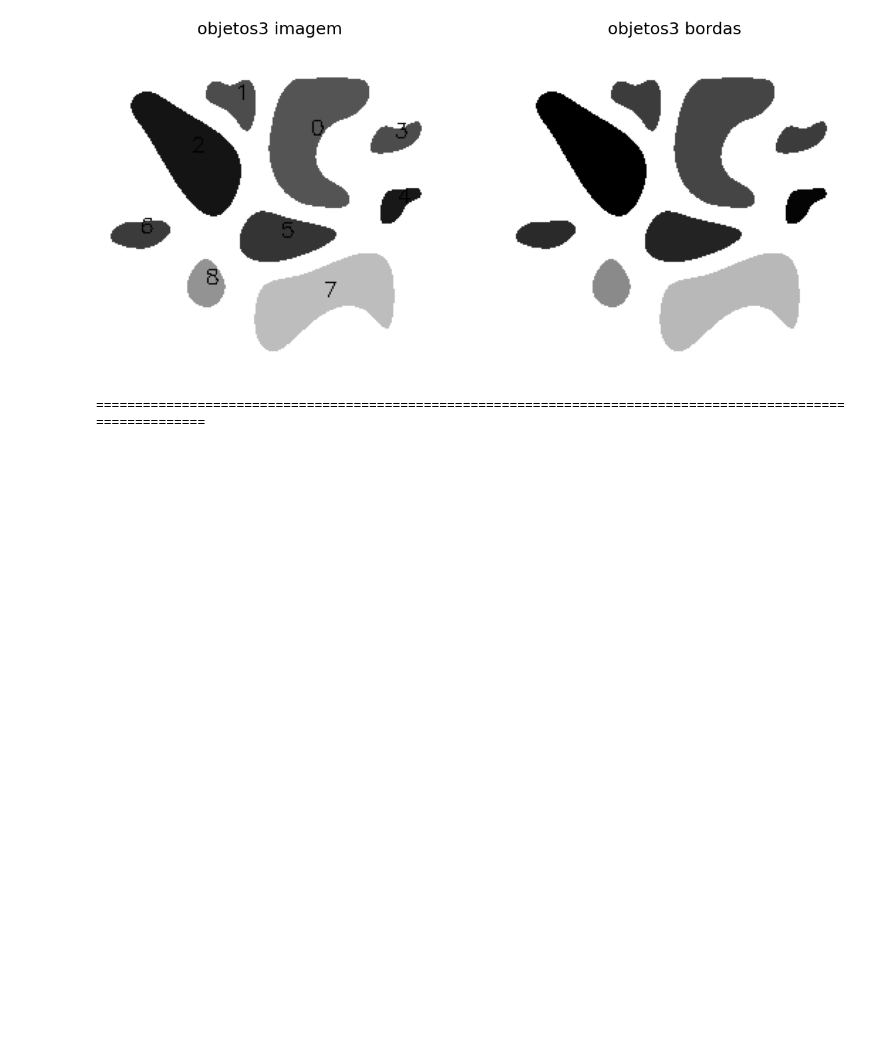
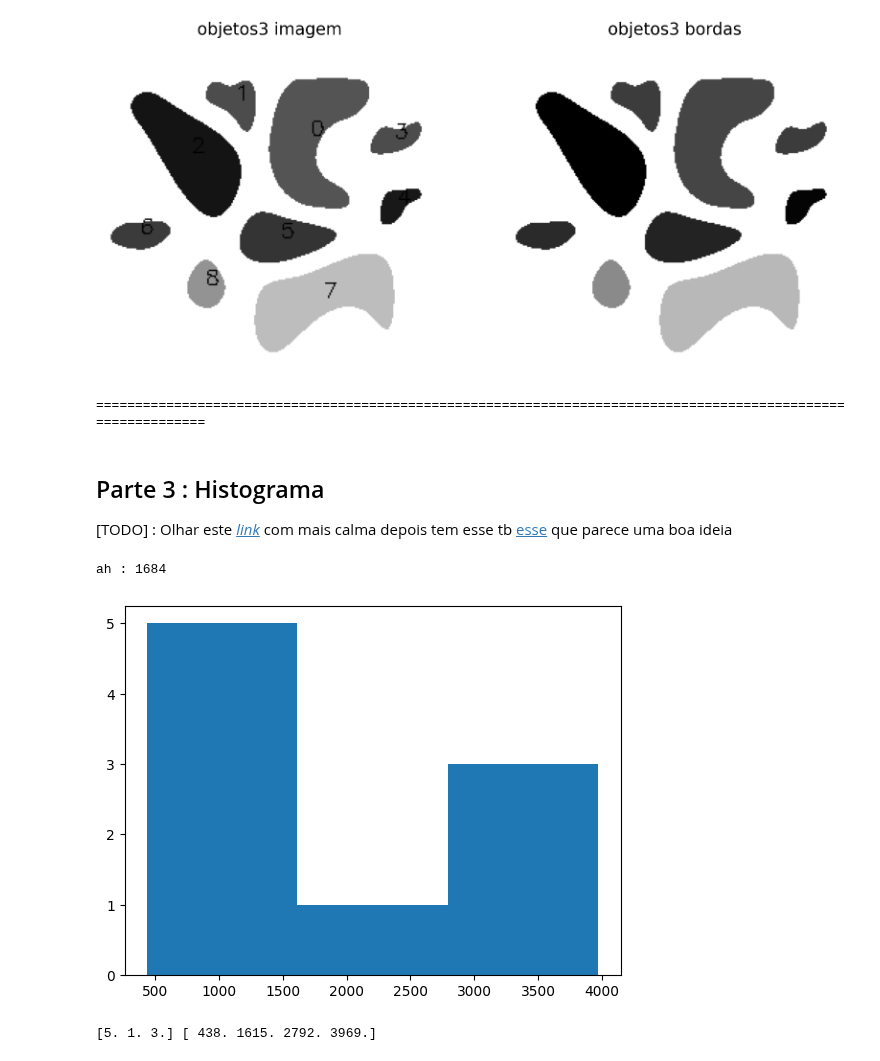
Before and after one commit to borin98/Introdu-o-ao-Processamento-de-Imagem-Digital, a Jupyter notebook: Trabalhos/Trabalho 4/Trabalho4Script.ipynb, the cells around one changed output. Saved outputs shown, nothing was run; the diff lists cells and outputs as text; code cells hidden in the pictures; blank space fills up the shorter version.

Commit message:
Este commit contém mais avanço até a parte 1.3 do relatório. Ainda preciso ver um melhor jeito de fazer uma distribuição melhor na frequência do histograma.

```diff
--- a/Trabalhos/Trabalho 4/Trabalho4Script.ipynb
+++ b/Trabalhos/Trabalho 4/Trabalho4Script.ipynb
@@ -254,7 +254,7 @@ https://scikit-image.org/docs/stable/api/skimage.measure.html#skimage.measure.re
 def place_text_to_objects(gray_img: np.ndarray, img_name: str, color: tuple[int, int, int] = (0, 0, 0),
                           thickness: int = 1,
                           fig_size: tuple[int, int] = (10, 10),
-                          move_centroid: tuple[float, float] = (0.0, 0.0)) -> np.ndarray:
+                          move_centroid: tuple[float, float] = (0.0, 0.0)) -> tuple[np.ndarray, list[int]]:
     """
 
     Notes:
@@ -278,6 +278,7 @@ def place_text_to_objects(gray_img: np.ndarray, img_name: str, color: tuple[int,
     # extraindo as informações dos objetos pertencentes na imagem
     df_info_objs, _ = extract_image_info(gray_img)
     img_with_text = gray_img.copy()
+    area_list_val = []
 
     # para esta parte, é extraido todas as característias dos objetos pertencentes da imagem
     print(text_to_print)
@@ -291,6 +292,7 @@ def place_text_to_objects(gray_img: np.ndarray, img_name: str, color: tuple[int,
         print(region_text)
 
         print("área : {}".format(df_info_objs["area"][i]))
+        area_list_val.append(df_info_objs["area"][i])
         print("perímetro : {}".format(df_info_objs["perimeter"][i]))
         print("excentricidade : {}".format(df_info_objs["eccentricity"][i]))
         print("solidez : {}".format(df_info_objs["solidity"][i]))
@@ -320,14 +322,16 @@ def place_text_to_objects(gray_img: np.ndarray, img_name: str, color: tuple[int,
                          fontsize_title=25)
     print(len(text_to_print) * "=" + "\n")
 
-    return img_with_text
+    return img_with_text, area_list_val
 
 
 move_values = ((-1.2, -1.2), (-1.2, -1.2), (0.0, 0.0))
+area_values_vec = []
 for gray_img, image_name, move_value in zip(gray_images, image_files_path, move_values):
     # Manipulação da string para se obter o nome do arquivo de imagem
     img_name = image_name.split("/")[-1].split(".")[0]
-    _ = place_text_to_objects(gray_img, img_name, move_value, fig_size=(20, 20))
+    _, object_area = place_text_to_objects(gray_img, img_name, move_value, fig_size=(20, 20))
+    area_values_vec.append(object_area)
 # %% [output]
 label_img max : 17
 ================================================== objetos1 ==================================================
@@ -384,3 +388,23 @@ coordenadas do centroid : (x = 73, y = 173)
 ------------------------------------------------------------
 [figure]
 ==============================================================================================================
+# %% [markdown]
+## Parte 3 : Histograma
+
+[TODO] : Olhar este [_link_](https://realpython.com/python-histograms/) com mais calma depois
+tem esse tb [esse](https://datatofish.com/plot-histogram-python/) que parece uma boa ideia
+# %%
+object_area = area_values_vec[2]
+
+for area in object_area:
+    if (area >= 1500 and area < 3000):
+        print("ah : {}".format(area))
+
+n, bins, patches = plt.hist(object_area, bins=3, rwidth=2.0)
+plt.show()
+
+print(n, bins)
+# %% [output]
+ah : 1684
+[figure, added]
+[5. 1. 3.] [ 438. 1615. 2792. 3969.]
```
Also changed, not shown: parts of 1 cell of this notebook, 9 other files.
